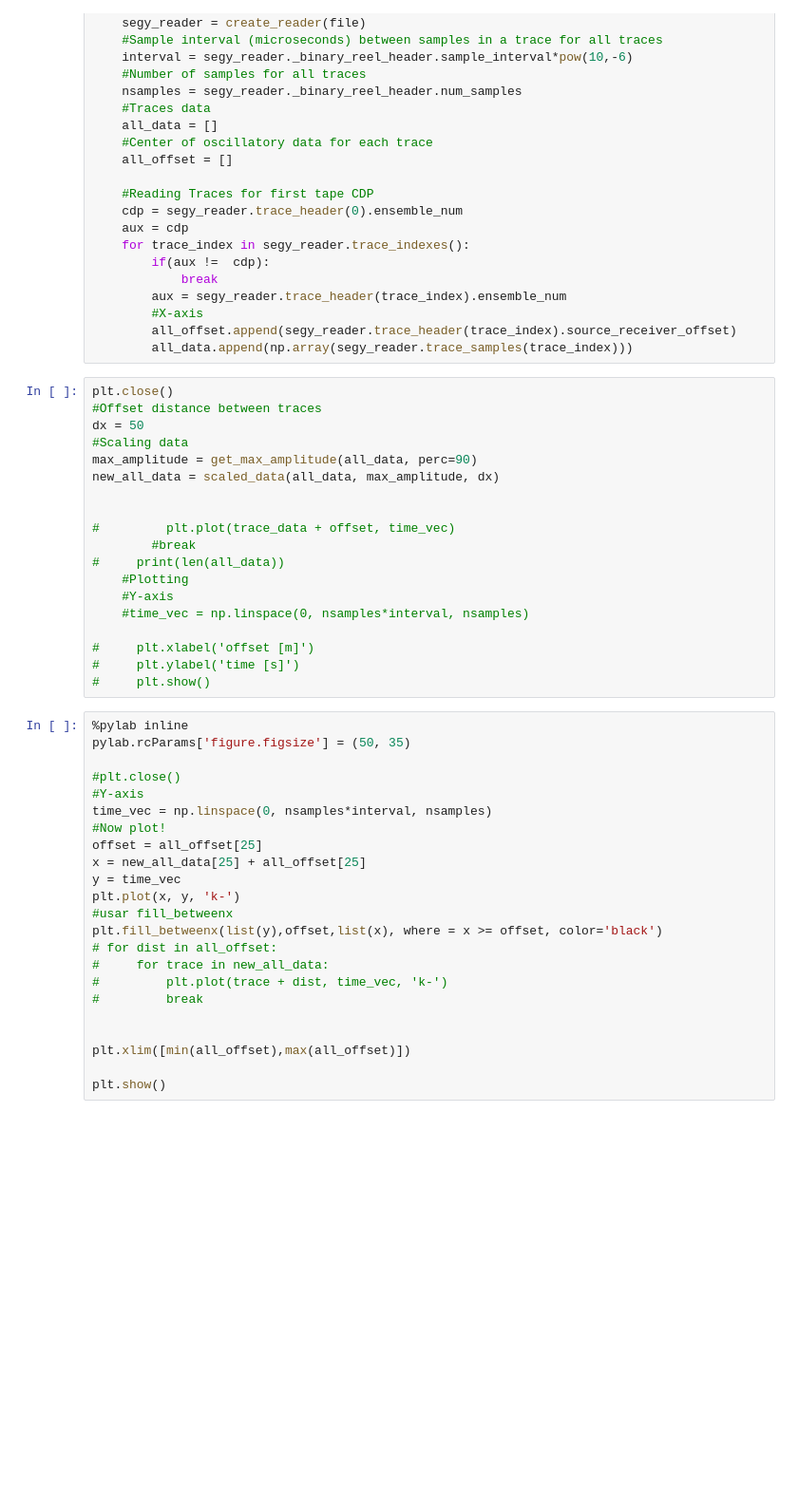
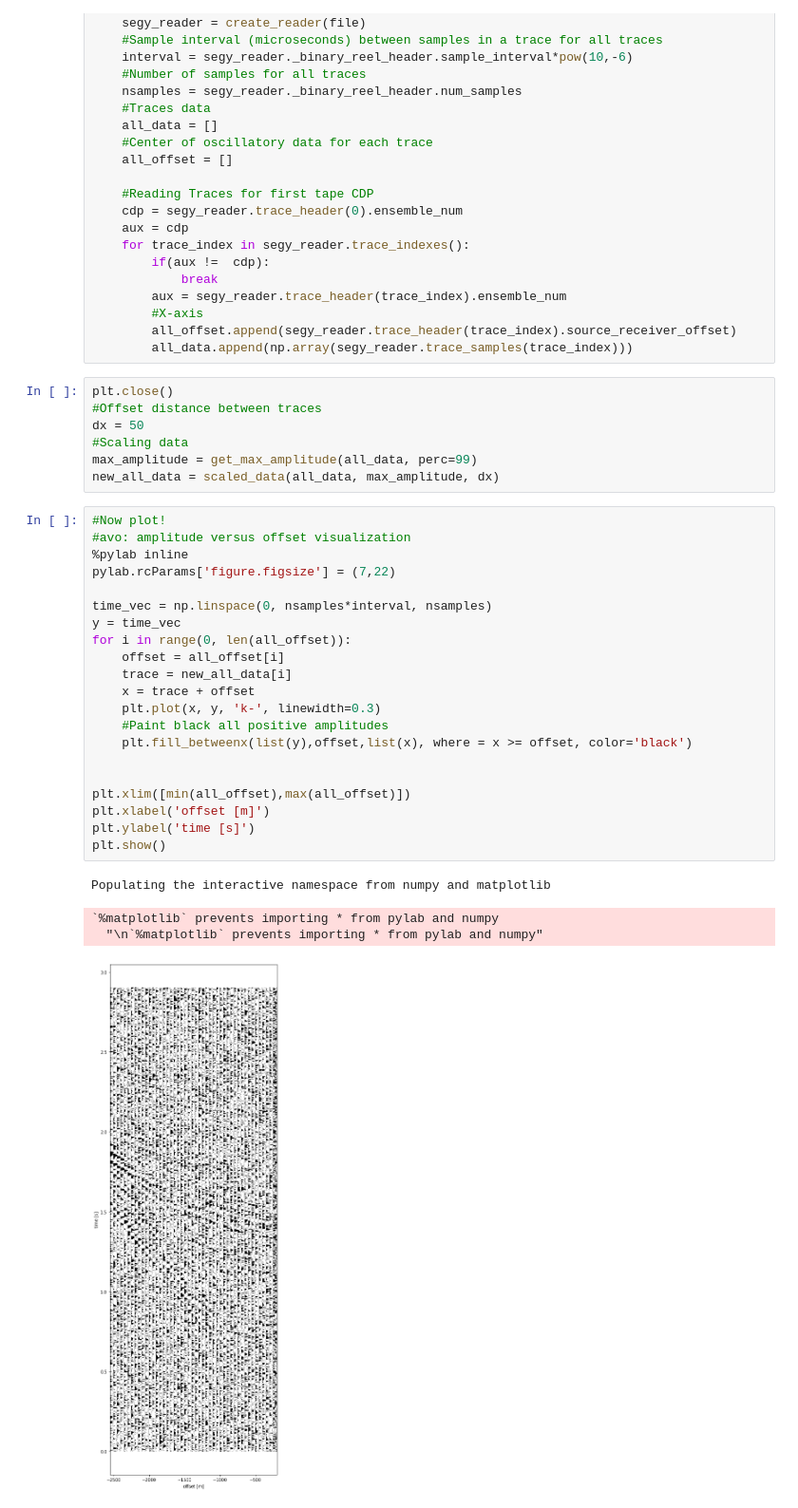
Before and after one commit to Andersongeofisco/seismic-visualization, a Jupyter notebook: learning_plot.ipynb, the cells around one changed output. Shown: that part at 95% size. Cells and saved outputs as stored; diff of their text form; blank space fills up the shorter version.

Commit message:
Plotting all traces from a CDP. Needs a better scaling

```diff
--- a/learning_plot.ipynb
+++ b/learning_plot.ipynb
@@ -51,40 +51,31 @@ plt.close()
 #Offset distance between traces
 dx = 50
 #Scaling data
-max_amplitude = get_max_amplitude(all_data, perc=90)
+max_amplitude = get_max_amplitude(all_data, perc=99)
 new_all_data = scaled_data(all_data, max_amplitude, dx)
-
-
-#         plt.plot(trace_data + offset, time_vec)
-        #break
-#     print(len(all_data))
-    #Plotting
-    #Y-axis
-    #time_vec = np.linspace(0, nsamples*interval, nsamples)
-
-#     plt.xlabel('offset [m]')
-#     plt.ylabel('time [s]')
-#     plt.show()
 # %%
+#Now plot!
+#avo: amplitude versus offset visualization
 %pylab inline
-pylab.rcParams['figure.figsize'] = (50, 35)
+pylab.rcParams['figure.figsize'] = (7,22)
 
-#plt.close()
-#Y-axis
 time_vec = np.linspace(0, nsamples*interval, nsamples)
-#Now plot!
-offset = all_offset[25]
-x = new_all_data[25] + all_offset[25]
 y = time_vec
-plt.plot(x, y, 'k-')
-#usar fill_betweenx
-plt.fill_betweenx(list(y),offset,list(x), where = x >= offset, color='black')
-# for dist in all_offset:
-#     for trace in new_all_data:
-#         plt.plot(trace + dist, time_vec, 'k-')
-#         break
+for i in range(0, len(all_offset)):
+    offset = all_offset[i]
+    trace = new_all_data[i]
+    x = trace + offset
+    plt.plot(x, y, 'k-', linewidth=0.3)
+    #Paint black all positive amplitudes
+    plt.fill_betweenx(list(y),offset,list(x), where = x >= offset, color='black')
 
 
 plt.xlim([min(all_offset),max(all_offset)])
-
+plt.xlabel('offset [m]')
+plt.ylabel('time [s]')
 plt.show()
+# %% [output]
+Populating the interactive namespace from numpy and matplotlib
+`%matplotlib` prevents importing * from pylab and numpy
+  "\n`%matplotlib` prevents importing * from pylab and numpy"
+[figure, added]
```
Also changed, not shown: parts of 2 cells of this notebook.
